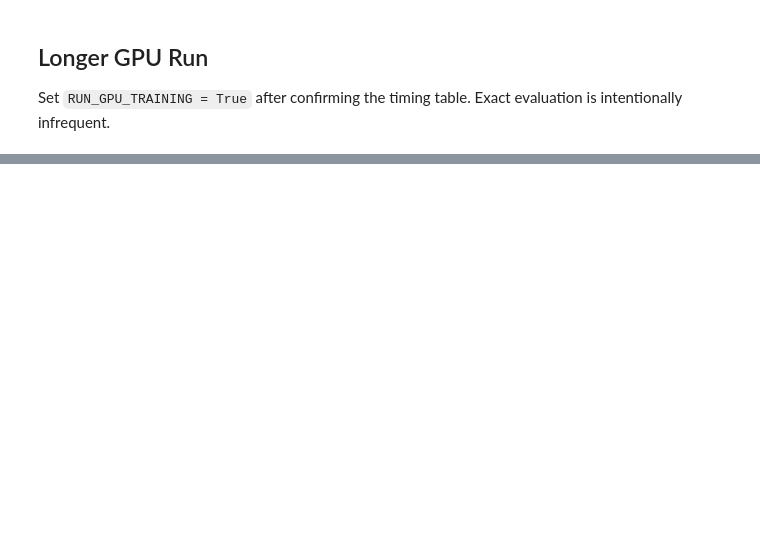
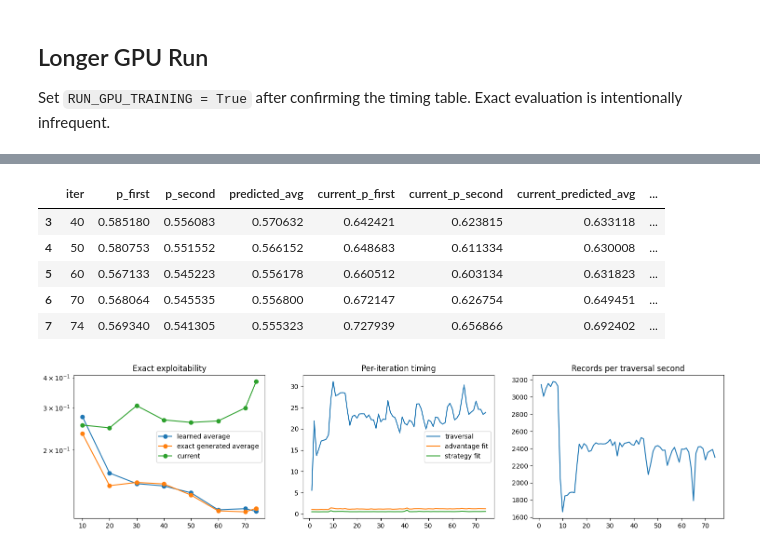
Before and after one commit to ImAdityaGupta/liars_poker, a Jupyter notebook: notebooks/june_2026/deep_cfr_batched_gpu_validation.ipynb, the cells around one changed output, grey strips where cells are left out. Cells and saved outputs as stored; diff of their text form; code cells hidden in the pictures; blank space fills up the shorter version.

```diff
--- a/notebooks/june_2026/deep_cfr_batched_gpu_validation.ipynb
+++ b/notebooks/june_2026/deep_cfr_batched_gpu_validation.ipynb
@@ -330,0 +462,30 @@ if logs['training_series']:
+# %%
+if logs['training_series']:
+    train_df = pd.json_normalize(logs['training_series'])
+    eval_df = pd.DataFrame(logs['exploitability_series'])
+    for col in ['predicted_avg', 'exact_average_predicted_avg', 'current_predicted_avg']:
+        if col in eval_df:
+            eval_df[col.replace('predicted_avg', 'exploitability')] = (2 * eval_df[col] - 1).clip(lower=1e-8)
+    display(train_df.tail())
+    display(eval_df.tail())
+
+    fig, axes = plt.subplots(1, 3, figsize=(18, 4))
+    axes[0].plot(eval_df['iter'], eval_df['exploitability'], marker='o', label='learned average')
+    if 'exact_average_predicted_avg' in eval_df:
+        axes[0].plot(eval_df['iter'], eval_df['exact_average_exploitability'], marker='o', label='exact generated average')
+    axes[0].plot(eval_df['iter'], eval_df['current_exploitability'], marker='o', label='current')
+    axes[0].set_yscale('log')
+    axes[0].set_title('Exact exploitability')
+    axes[0].legend()
+
+    axes[1].plot(train_df['iteration'], train_df['timing.traversal_s'], label='traversal')
+    axes[1].plot(train_df['iteration'], train_df['timing.advantage_training_s'], label='advantage fit')
+    axes[1].plot(train_df['iteration'], train_df['timing.strategy_training_s'], label='strategy fit')
+    axes[1].set_title('Per-iteration timing')
+    axes[1].legend()
+
+    records = train_df['new_advantage_records'].apply(sum) + train_df['new_strategy_records'].apply(sum)
+    axes[2].plot(train_df['iteration'], records / train_df['timing.traversal_s'])
+    axes[2].set_title('Records per traversal second')
+    plt.show()
+# %% [output]
@@ -330,0 +498,7 @@ if logs['training_series']:
+|  | iter | p_first | p_second | predicted_avg | current_p_first | current_p_second | current_predicted_avg | ... |
+| 3 | 40 | 0.585180 | 0.556083 | 0.570632 | 0.642421 | 0.623815 | 0.633118 | ... |
+| 4 | 50 | 0.580753 | 0.551552 | 0.566152 | 0.648683 | 0.611334 | 0.630008 | ... |
+| 5 | 60 | 0.567133 | 0.545223 | 0.556178 | 0.660512 | 0.603134 | 0.631823 | ... |
+| 6 | 70 | 0.568064 | 0.545535 | 0.556800 | 0.672147 | 0.626754 | 0.649451 | ... |
+| 7 | 74 | 0.569340 | 0.541305 | 0.555323 | 0.727939 | 0.656866 | 0.692402 | ... |
+[figure, added]
```
Also changed, not shown: parts of 8 cells of this notebook, 7 other files.
